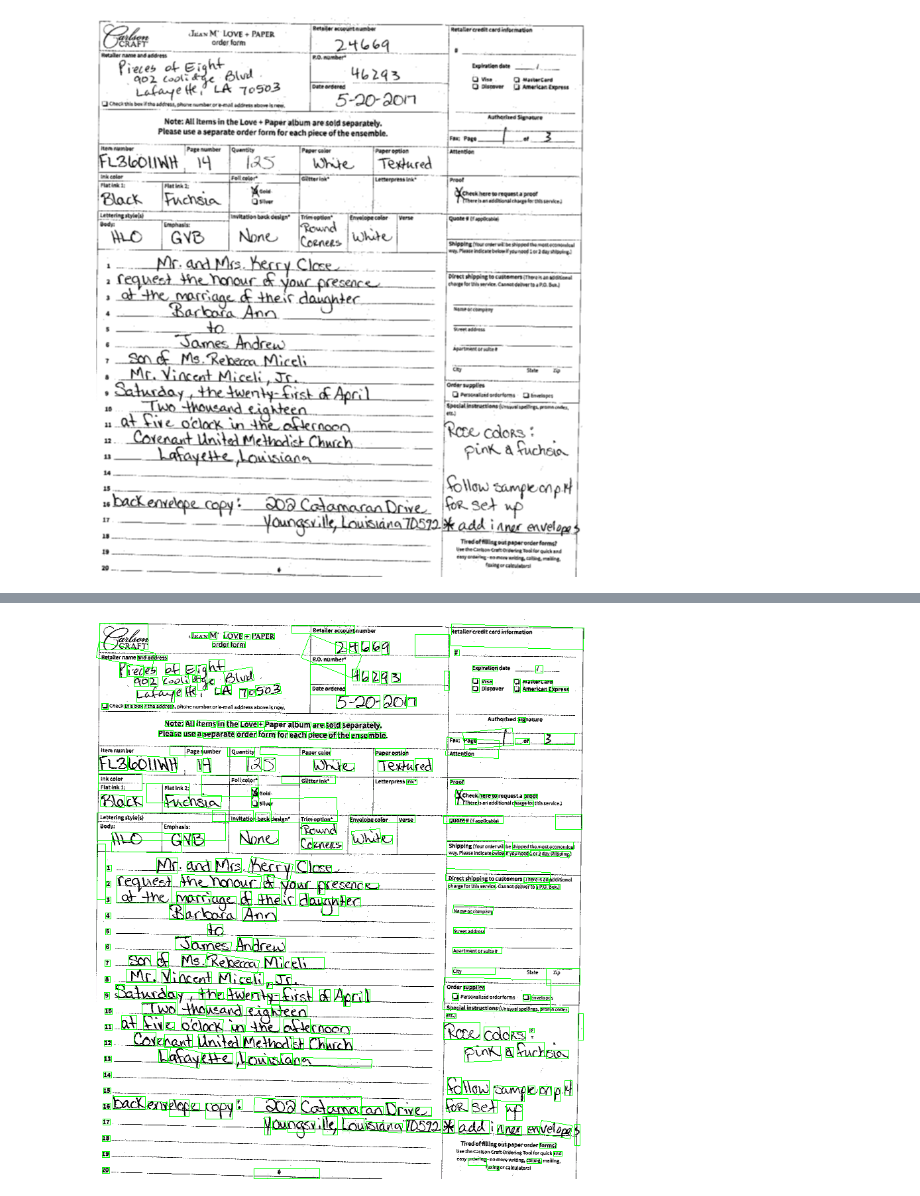
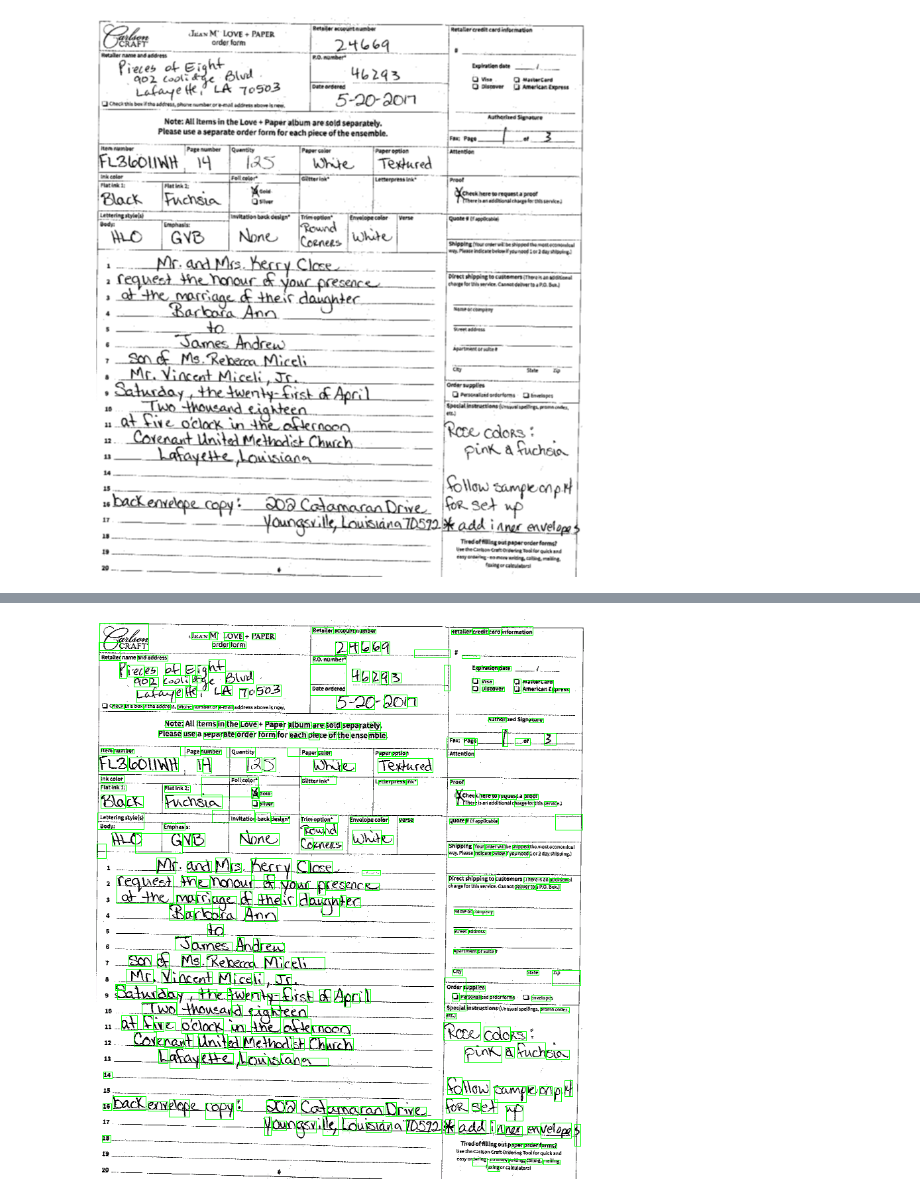
Before and after one commit to baikangwang/tf_opencv_contrib, a Jupyter notebook: notebooks/textdetect.ipynb, the cells around one changed output, grey strips where cells are left out. Drawn from its saved outputs; the diff is of its cells as text; code cells hidden in the pictures.

```diff
--- a/notebooks/textdetect.ipynb
+++ b/notebooks/textdetect.ipynb
@@ -57,3 +56,9 @@ img_display(filename=pathname+"/removed_noise.png")
 # cv2.imwrite(pathname+"/thres.png",gray)
 # img_display(filename=pathname+"/thres.png")
+# %%
+# MSER to detect regions
+# mser = cv2.MSER_create(1,25,200)
+mser = cv2.MSER_create(1,20,80,1)
+regions,_ = mser.detectRegions(gray)
+rects=[cv2.boundingRect(p.reshape(-1,1,2)) for p in regions]
 # %%
@@ -76,0 +75,14 @@ img_display(filename=pathname+"/filled.png")
+# %%
+# draw rectangles
+for i,rect in enumerate(rects):
+        width=rect[2]
+        height=rect[3]
+        if width>1 and height>1 and (width/height<7.0) and (height/width<7.0):
+            #print(str(width)+" "+str(height))
+            #cv2.rectangle(gray,(0,0),(10,20),(0,255,0),2)
+            offset=0
+            (top,left)=(rect[0]-offset,rect[1]-offset)
+            cv2.rectangle(gray,(top,left),(rect[0]+rect[2]+2*offset,rect[1]+rect[3]+2*offset),(0,0,0),-1)
+
+cv2.imwrite(pathname+"/filled.png",gray)
+img_display(filename=pathname+"/filled.png")
@@ -77,38 +91,66 @@ img_display(filename=pathname+"/filled.png")
 # %%
 # detect black blocks
 bgr=cv2.cvtColor(gray,cv2.COLOR_GRAY2RGB)
 gray=cv2.cvtColor(bgr, cv2.COLOR_BGR2HSV)
 # colours=['yellow','orange','red','green','black','white']
 # lowers=[[30,255,255],[15,255,255],[6,255,255],[0,0,0],[0, 0, 205]]
 # uppers=[[20,100,100],[5,100,100],[0,100,100],[180, 10, 50],[180, 10, 255]]
 
 lower=np.array([0, 0, 0],np.uint8)
 upper=np.array([180, 10, 50],np.uint8)
 separated=cv2.inRange(gray,lower,upper)
 
 #this bit draws a red rectangle around the detected region
 im2,contours,hierarchy=cv2.findContours(separated,cv2.RETR_LIST,cv2.CHAIN_APPROX_SIMPLE)
 max_area = 0
 largest_contour = None
+outImg=img.copy()
 
 for idx, contour in enumerate(contours):
     area = cv2.contourArea(contour)
     # if area > max_area:
     max_area = area
     largest_contour=contour
     if largest_contour is not None:
         moment = cv2.moments(largest_contour)
         # if moment["m00"] > 0:
-        rect = cv2.minAreaRect(largest_contour)
-        rect = ((rect[0][0], rect[0][1]), (rect[1][0], rect[1][1]), rect[2])
-        (height,width)=(rect[1][0],rect[1][1])
-        if(height>1.0 and width>1.0 and (6.0<height and (width/height)<9) and (6.0<width and (height/width)<9)):
-            # print(str(width)+" "+str(height))
-            box = cv2.boxPoints(rect)
-            box = np.int0(box)
-            cv2.drawContours(img,[box], 0, (0, 255, 0), 1)
+#             rect = cv2.minAreaRect(largest_contour)
+#             rect = ((rect[0][0], rect[0][1]), (rect[1][0], rect[1][1]), rect[2])
+#             (height,width)=(rect[1][0],rect[1][1])
+#             if (height>1.0 and width>1.0 and ((width/height)<5) and ((height/width)<5)):
+#                 # print(str(width)+" "+str(height))
+#                 box = cv2.boxPoints(rect)
+#                 box = np.int0(box)
+#                 cv2.drawContours(img,[box], 0, (0, 255, 0), 1)
+#                 # box = [[bottom,right],[bottom,left],[top,left],[top,right]]
+#                 # crop chars
+#                 top    = box[2][0]
+#                 left   = box[2][1]
+#                 bottom = box[0][0]
+#                 right  = box[0][1]
+#                 # Create mask where white is what we want, black otherwise
+#                 mask = np.zeros_like(outImg)
+#                 # Draw filled contour in mask
+#                 cv2.drawContours(mask, [box], 0, (255, 255, 255), -1)
+#                 # Extract out the object and place into output image
+#                 out = np.zeros_like(outImg)
+#                 out[mask == 255] = outImg[mask == 255]
+#                 outfile="{0}/corp_chars/{1}_{2}_{3}_{4}_{5}.jpg".format(pathname,idx,top,left,right,bottom)
+#                 cv2.imwrite(outfile,out)
+
+        rect = cv2.boundingRect(largest_contour)
+        (height,width)=(rect[2],rect[3])
+        area=cv2.contourArea(largest_contour)
+        if (height>1.0 and width>1.0 and ((width/height)<6) and ((height/width)<6) and area>100):
+            # print(cv2.contourArea(largest_contour))
+            x,y,w,h = rect
+            offset=0
+            cropped = outImg[y:y+h,x:x+w]
+            outfile="{0}/corp_chars/{1}_{2}_{3}_{4}_{5}.png".format(pathname,idx,x,y,w,h)
+            cv2.imwrite(outfile,cropped)
+            cv2.rectangle(img,(x-offset,y-offset),(x+w+2*offset,y+h+2*offset),(0,255,0),1)
 
 cv2.imwrite(pathname+"/result.png",img)
 img_display(filename=pathname+"/result.png")
 # %% [output]
-[figure, old version]
+[figure, new version]
```
Also changed, not shown: parts of 5 cells of this notebook, 2 other files.
